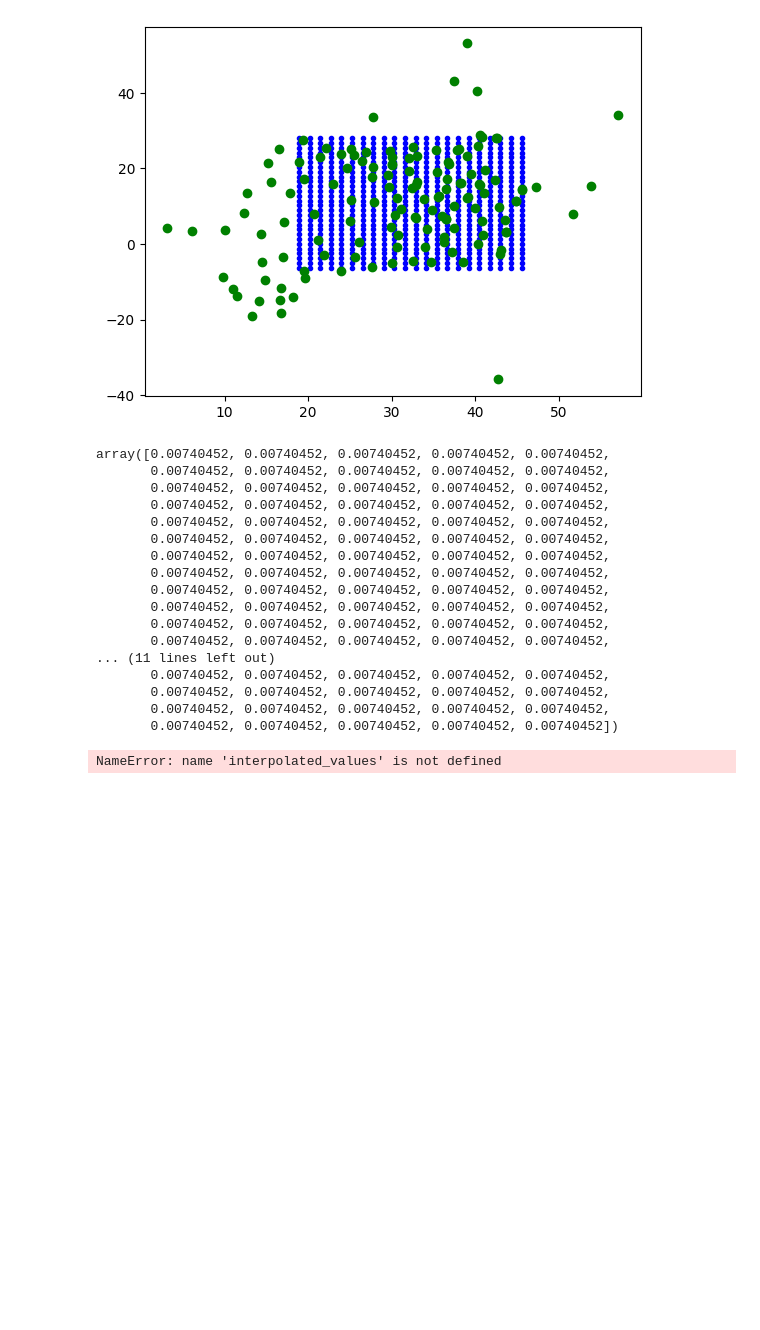
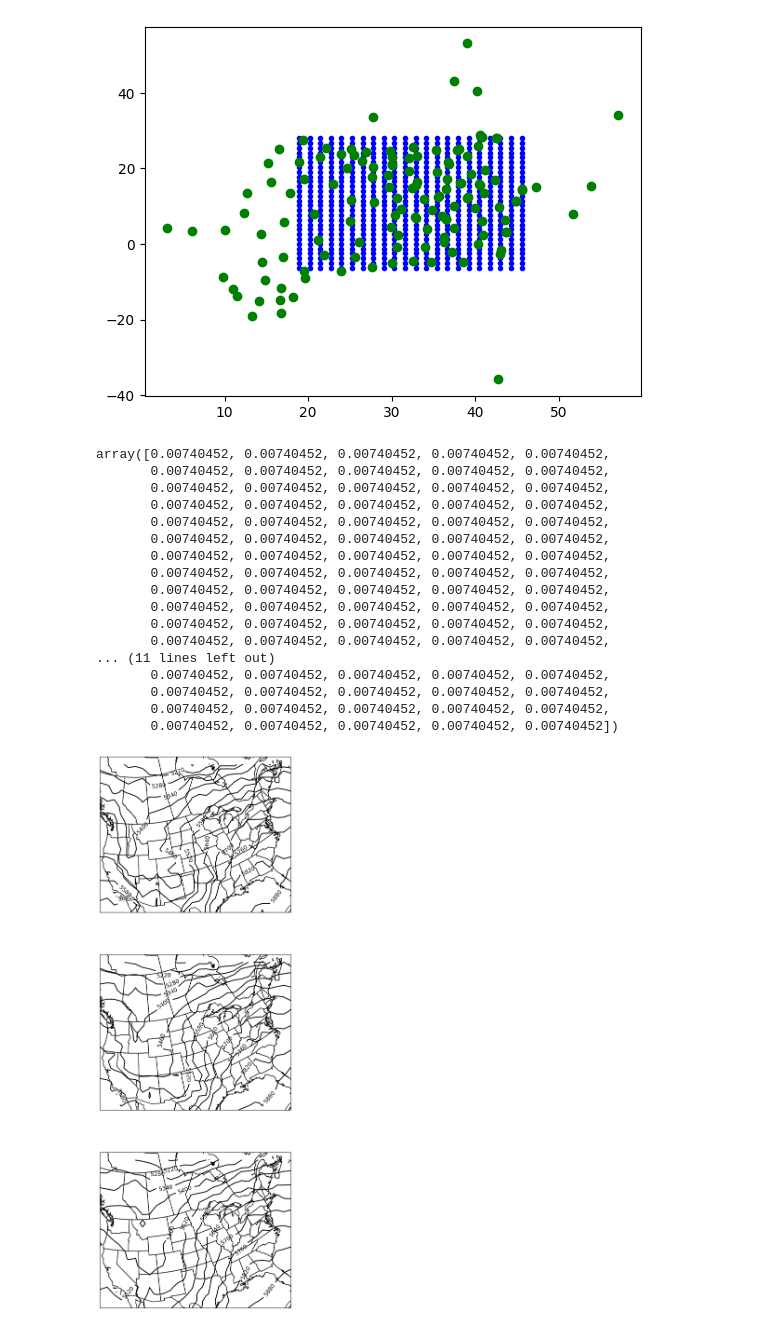
Before and after one commit to SWainty24/ATSC528, a Jupyter notebook: 03-Statistical_Objective_Analysis/statistical_oban.ipynb, the cells around one changed output. Drawn from its saved outputs; the diff is of its cells as text; code cells hidden in the pictures; blank space fills up the shorter version.

```diff
--- a/03-Statistical_Objective_Analysis/statistical_oban.ipynb
+++ b/03-Statistical_Objective_Analysis/statistical_oban.ipynb
@@ -261,7 +261,7 @@ def bilinear_interpolation(xk, yk, X, Y, values, RoI):
         interpolated_values.append(interpolated_value)
 
     return np.array(interpolated_values)
-interpolated_values = bilinear_interpolation(xk, yk, X, Y, background_field, R1)
+interpolated_values = bilinear_interpolation(xk, yk, X, Y, background_field, r_e)
 # %%
 # Function to compute analysis field for N closest stations
 def compute_analysis_field(N, X, Y, xk, yk, f_O, f_B_obs, f_B_grid):
@@ -280,7 +280,7 @@ def compute_analysis_field(N, X, Y, xk, yk, f_O, f_B_obs, f_B_grid):
 
             # Extract weights, observation values, and background values for the closest stations
             rho_kl_inv_closest = np.linalg.inv(rho_kl[np.ix_(closest_indices, closest_indices)])
-            rho_ki_closest = correlation_function(distances[closest_indices]**2, b_prime)
+            rho_ki_closest = schlatter_correlation(distances[closest_indices]**2, b_prime)
             weights_closest = rho_kl_inv_closest @ rho_ki_closest
 
             f_O_closest = f_O[closest_indices]
@@ -294,10 +294,8 @@ def compute_analysis_field(N, X, Y, xk, yk, f_O, f_B_obs, f_B_grid):
     return f_A_grid
 # %%
 Analysis_N2 = compute_analysis_field(2, X, Y, xk, yk, heights, interpolated_values, background_field)
-Analysis_N4 = compute_analysis_field(4, X, Y, xk, yk, f_O, f_B_obs, f_B_grid)
-Analysis_N10 = compute_analysis_field(10, X, Y, xk, yk, f_O, f_B_obs, f_B_grid)
+Analysis_N4 = compute_analysis_field(4, X, Y, xk, yk, heights, interpolated_values, background_field)
+Analysis_N10 = compute_analysis_field(10, X, Y, xk, yk, heights, interpolated_values, background_field)
-# %% [output]
-NameError: name 'interpolated_values' is not defined
 # %%
 X_meters = X * 0.01 # Convert cm to meters
 
@@ -323,22 +321,24 @@ longitude_grid = np.degrees(lambda_grid)
 # %%
 ### Plot 500mb analyses over a map ###
 #convert x,y to lat/long
 
 LAT = latitude_grid
 LON = longitude_grid
 
 ANALYSIS=[Analysis_N2,Analysis_N4,Analysis_N10]
 
 proj = ccrs.Stereographic(central_longitude=-115,central_latitude=90,true_scale_latitude=60)
 fig = plt.figure(figsize=(5,15),dpi=200)
-for i in range(len(ROI)):
+for i in range(3):
     ax1 = fig.add_subplot(3,1,i+1,projection=proj)
     ax1.add_feature(cfeature.STATES)
     ax1.add_feature(cfeature.COASTLINE)
     cs1 = ax1.contour(LON,LAT,ANALYSIS[i],colors='k',levels=np.arange(0,8000,60),transform=ccrs.PlateCarree())
     plt.clabel(cs1,levels=np.arange(0,8000,60))
 fig.tight_layout()
 plt.show()
+# %% [output]
+[figure, added]
 # %%
 def compute_rms_error(xk, yk, observations, analysis_grid, X, Y,RoI):
 
```
